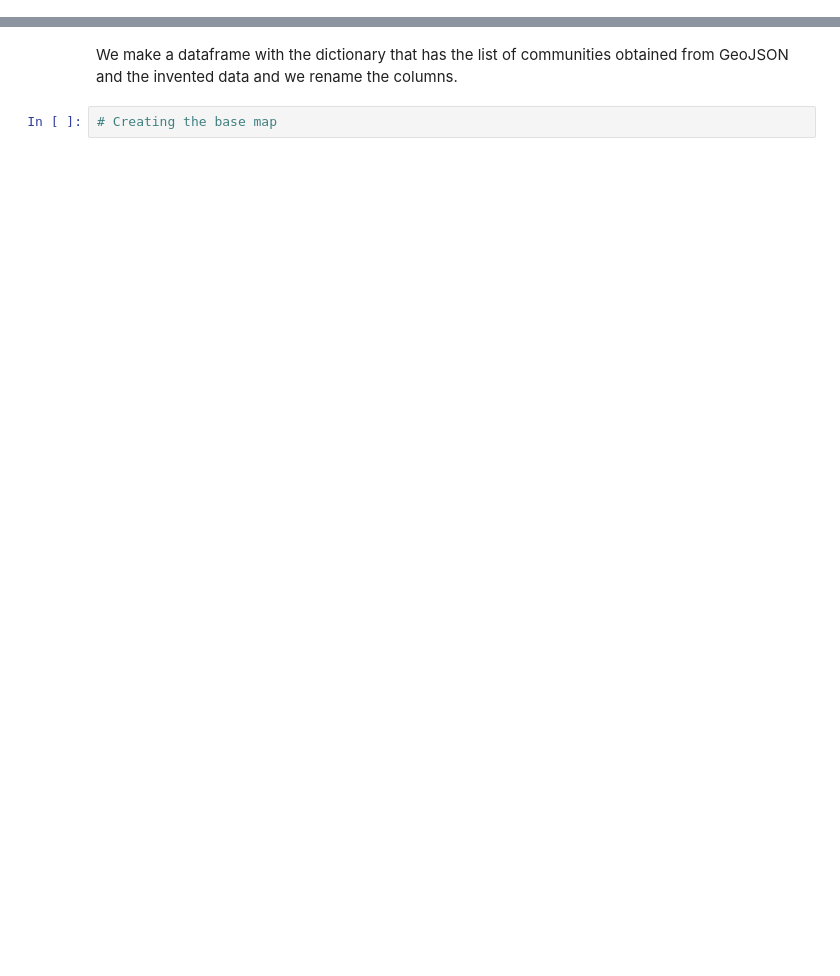
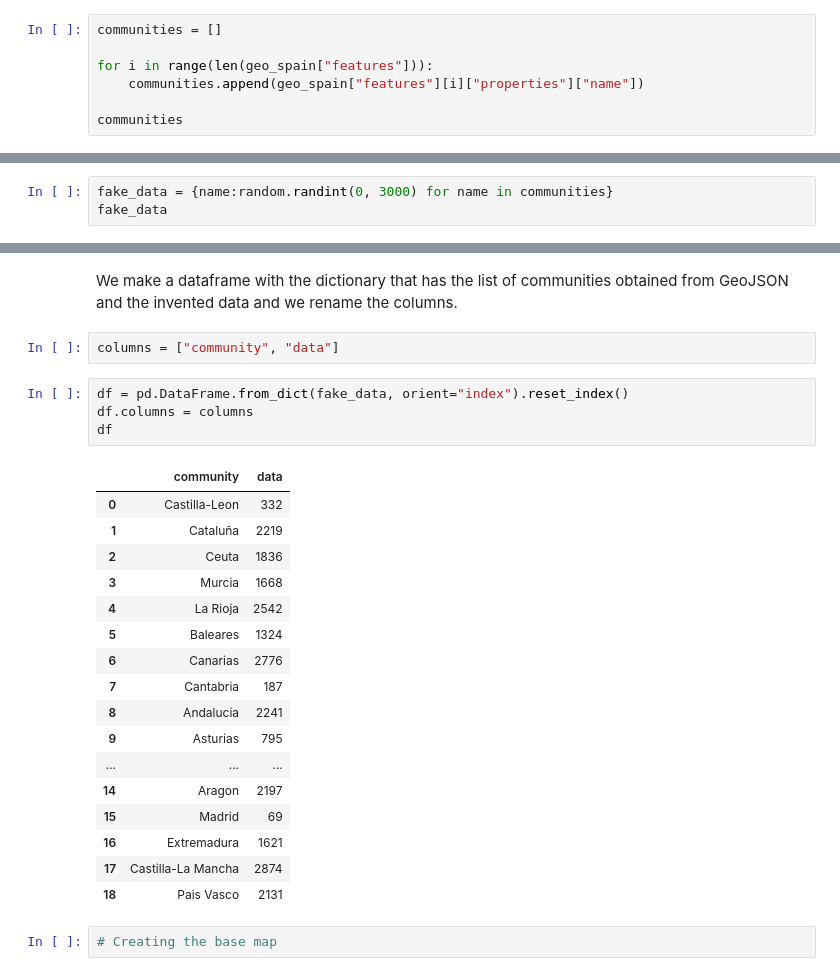
Before and after one commit to nico-stan/lectures, a Jupyter notebook: week-4/03-GeoViz-choropletic-forupload.ipynb, the cells around one changed output, grey strips where cells are left out. Cells and saved outputs as stored; diff of their text form; blank space fills up the shorter version.

```diff
--- a/week-4/03-GeoViz-choropletic-forupload.ipynb
+++ b/week-4/03-GeoViz-choropletic-forupload.ipynb
@@ -81,0 +156,7 @@ import random
+# %%
+communities = []
+
+for i in range(len(geo_spain["features"])):
+    communities.append(geo_spain["features"][i]["properties"]["name"])
+
+communities
@@ -83,0 +187,3 @@ We are data analysts but we are going to make up some little facts... sorry 🙄
+# %%
+fake_data = {name:random.randint(0, 3000) for name in communities}
+fake_data
@@ -84,4 +210,28 @@ We are data analysts but we are going to make up some little facts... sorry 🙄
 # %% [markdown]
 We make a dataframe with the dictionary that has the list of communities obtained from GeoJSON and the invented data and we rename the columns.
+# %%
+columns = ["community", "data"]
+# %%
+df = pd.DataFrame.from_dict(fake_data, orient="index").reset_index()
+df.columns = columns
+df
+# %% [output]
+|  | community | data |
+| 0 | Castilla-Leon | 332 |
+| 1 | Cataluña | 2219 |
+| 2 | Ceuta | 1836 |
+| 3 | Murcia | 1668 |
+| 4 | La Rioja | 2542 |
+| 5 | Baleares | 1324 |
+| 6 | Canarias | 2776 |
+| 7 | Cantabria | 187 |
+| 8 | Andalucia | 2241 |
+| 9 | Asturias | 795 |
+| ... | ... | ... |
+| 14 | Aragon | 2197 |
+| 15 | Madrid | 69 |
+| 16 | Extremadura | 1621 |
+| 17 | Castilla-La Mancha | 2874 |
+| 18 | Pais Vasco | 2131 |
 # %%
 # Creating the base map
```
Also changed, not shown: parts of 16 cells of this notebook, 1 other file.
